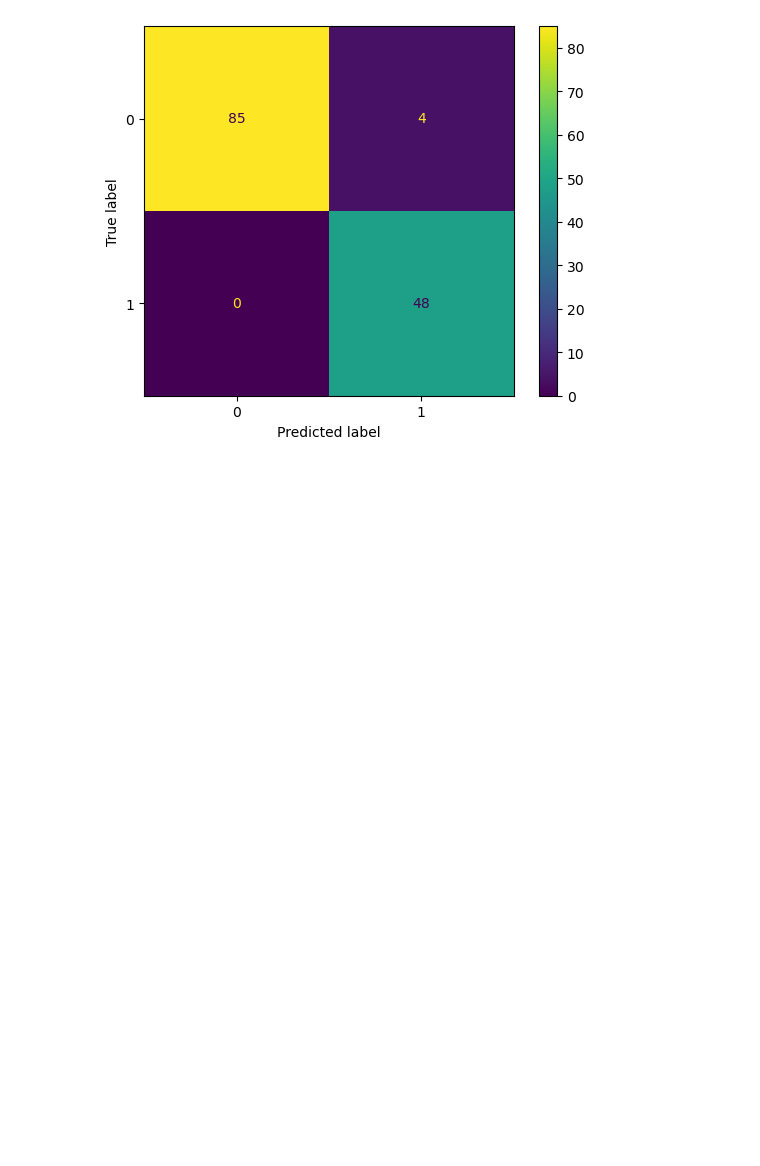
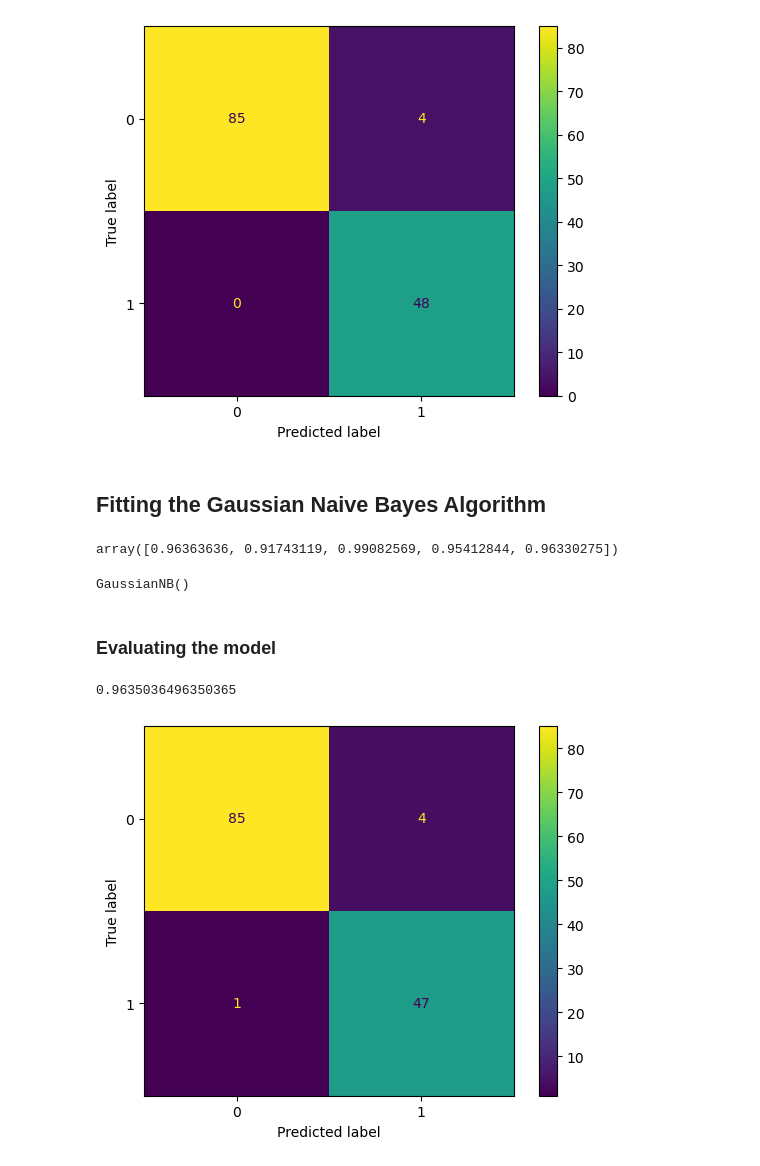
Before and after one commit to ErfanRasti/MachineLearningProjects, a Jupyter notebook: BayesianLearning/BreastCancerClassification.ipynb, the cells around one changed output. Saved outputs shown, nothing was run; the diff lists cells and outputs as text; code cells hidden in the pictures; blank space fills up the shorter version.

Commit message:
Using Gaussian Naive Bayes

```diff
--- a/BayesianLearning/BreastCancerClassification.ipynb
+++ b/BayesianLearning/BreastCancerClassification.ipynb
@@ -82,3 +82,31 @@ cm_disp.plot()
 plt.show()
 # %% [output]
 [figure]
+# %% [markdown]
+## Fitting the Gaussian Naive Bayes Algorithm
+# %%
+Gaus_nb_model = GaussianNB()
+scores = cross_val_score(Gaus_nb_model, train_data, train_labels, cv=5)
+scores
+# %% [output]
+array([0.96363636, 0.91743119, 0.99082569, 0.95412844, 0.96330275])
+# %%
+Gaus_nb_model.fit(train_data, train_labels)
+# %% [output]
+GaussianNB()
+# %% [markdown]
+### Evaluating the model
+# %%
+Gaus_nb_model.score(test_data, test_labels)
+# %% [output]
+0.9635036496350365
+# %%
+test_labels_pred = Gaus_nb_model.predict(test_data)
+
+cm_test = confusion_matrix(test_labels, test_labels_pred)
+cm_disp = ConfusionMatrixDisplay(confusion_matrix=cm_test,
+                                 display_labels=Gaus_nb_model.classes_)
+cm_disp.plot()
+plt.show()
+# %% [output]
+[figure, added]
```
Also changed, not shown: parts of 1 cell of this notebook.
